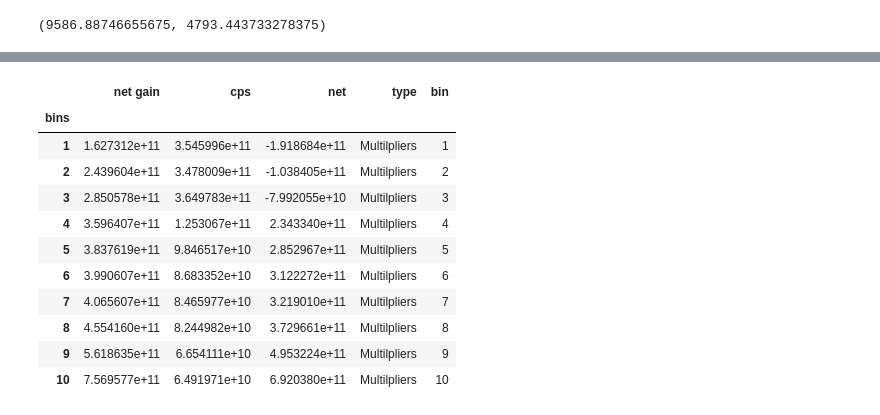
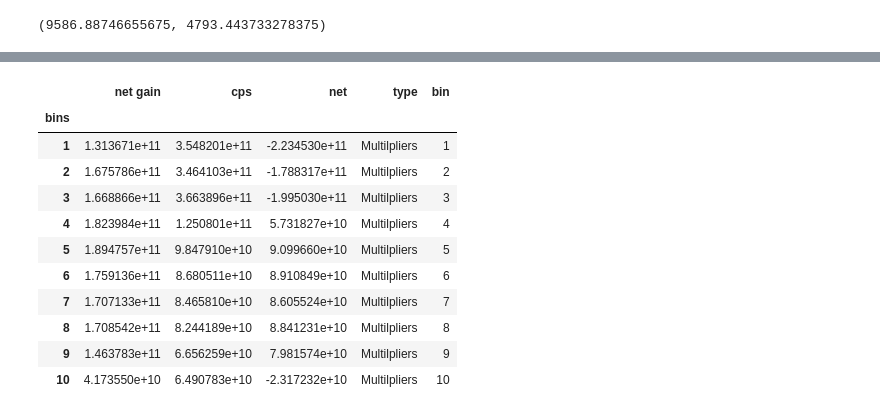
Before and after one commit to andersonfrailey/Notebook-Uploads, a Jupyter notebook: Benefit Plots.ipynb, the cells around one changed output, grey strips where cells are left out. Cells and saved outputs as stored; diff of their text form; code cells hidden in the pictures.

```diff
--- a/Benefit Plots.ipynb
+++ b/Benefit Plots.ipynb
@@ -295,10 +301,10 @@ net_gains = pd.DataFrame()
 net_gains['ubi'] = copy.deepcopy(calc_ubi.records.ubi)
 net_gains['taxes'] = copy.deepcopy(calc.records._combined - calc_ubi.records._combined)
 net_gains['s006'] = copy.deepcopy(calc_ubi.records.s006)
-net_gains['c00100'] = copy.deepcopy(calc_ubi.records.c00100)
-net_gains['net'] = net_gains['ubi'] - net_gains['taxes']
+net_gains['_expanded_income'] = copy.deepcopy(calc_ubi.records._expanded_income)
+net_gains['net'] = net_gains['ubi'] + net_gains['taxes']
 # %%
-net_gains = utils.add_weighted_income_bins(net_gains, income_measure='c00100')
+net_gains = utils.add_weighted_income_bins(net_gains, income_measure='_expanded_income')
 net_gains_grouped = pd.DataFrame(net_gains.groupby('bins').apply(utils.weighted_sum, 'net'))
 # %%
 net_gains_grouped['bin'] = net_gains_grouped.index
@@ -341,24 +347,23 @@ cps_bg.columns = ['benefits', 'bin']
 # %%
 net_welfare = pd.DataFrame()
 net_welfare['net gain'] = copy.deepcopy(net_gains_grouped['net gain'])
 net_welfare['cps'] = copy.deepcopy(cps_bg['benefits'])
 net_welfare['net'] = net_welfare['net gain'] - net_welfare['cps']
 net_welfare['type'] = 'Multilpliers'
 net_welfare['bin'] = net_welfare.index
-net_welfare
 # %% [output]
 |  | net gain | cps | net | type | bin |
 | bins |  |  |  |  |  |
-| 1 | 1.627312e+11 | 3.545996e+11 | -1.918684e+11 | Multilpliers | 1 |
-| 2 | 2.439604e+11 | 3.478009e+11 | -1.038405e+11 | Multilpliers | 2 |
-| 3 | 2.850578e+11 | 3.649783e+11 | -7.992055e+10 | Multilpliers | 3 |
-| 4 | 3.596407e+11 | 1.253067e+11 | 2.343340e+11 | Multilpliers | 4 |
-| 5 | 3.837619e+11 | 9.846517e+10 | 2.852967e+11 | Multilpliers | 5 |
-| 6 | 3.990607e+11 | 8.683352e+10 | 3.122272e+11 | Multilpliers | 6 |
-| 7 | 4.065607e+11 | 8.465977e+10 | 3.219010e+11 | Multilpliers | 7 |
-| 8 | 4.554160e+11 | 8.244982e+10 | 3.729661e+11 | Multilpliers | 8 |
-| 9 | 5.618635e+11 | 6.654111e+10 | 4.953224e+11 | Multilpliers | 9 |
-| 10 | 7.569577e+11 | 6.491971e+10 | 6.920380e+11 | Multilpliers | 10 |
+| 1 | 1.313671e+11 | 3.548201e+11 | -2.234530e+11 | Multilpliers | 1 |
+| 2 | 1.675786e+11 | 3.464103e+11 | -1.788317e+11 | Multilpliers | 2 |
+| 3 | 1.668866e+11 | 3.663896e+11 | -1.995030e+11 | Multilpliers | 3 |
+| 4 | 1.823984e+11 | 1.250801e+11 | 5.731827e+10 | Multilpliers | 4 |
+| 5 | 1.894757e+11 | 9.847910e+10 | 9.099660e+10 | Multilpliers | 5 |
+| 6 | 1.759136e+11 | 8.680511e+10 | 8.910849e+10 | Multilpliers | 6 |
+| 7 | 1.707133e+11 | 8.465810e+10 | 8.605524e+10 | Multilpliers | 7 |
+| 8 | 1.708542e+11 | 8.244189e+10 | 8.841231e+10 | Multilpliers | 8 |
+| 9 | 1.463783e+11 | 6.656259e+10 | 7.981574e+10 | Multilpliers | 9 |
+| 10 | 4.173550e+10 | 6.490783e+10 | -2.317232e+10 | Multilpliers | 10 |
 # %%
 net_graphable = pd.concat([net_ben, net_welfare])
 # %%
```
Also changed, not shown: parts of 8 cells of this notebook.
